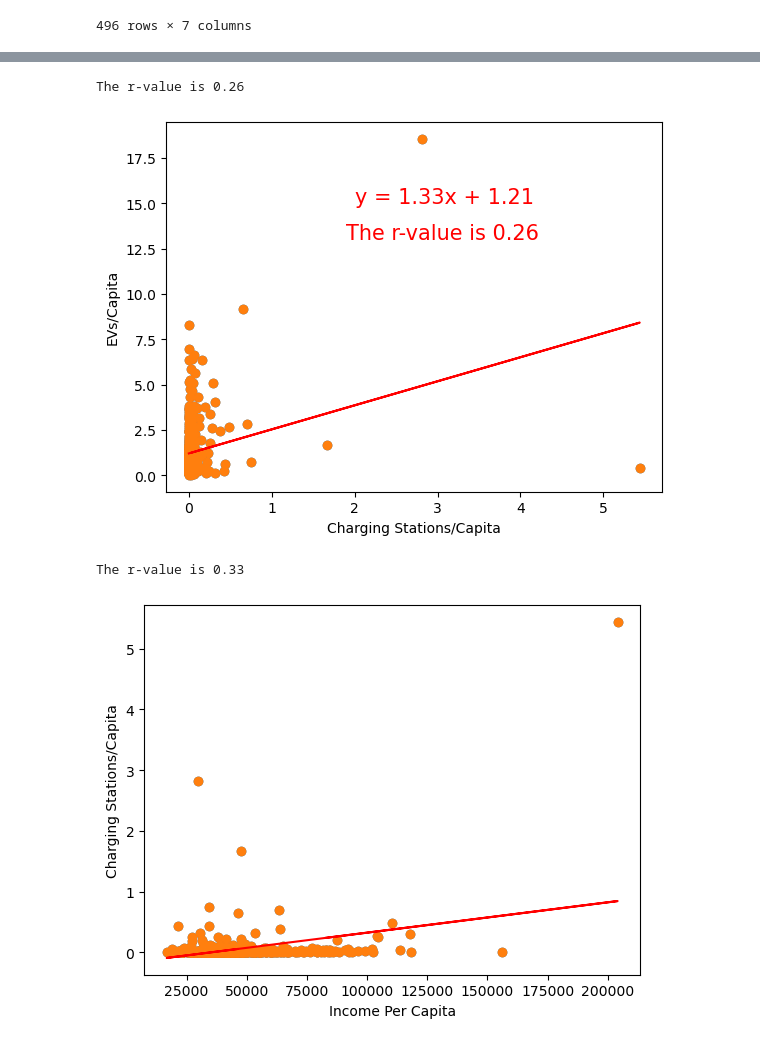
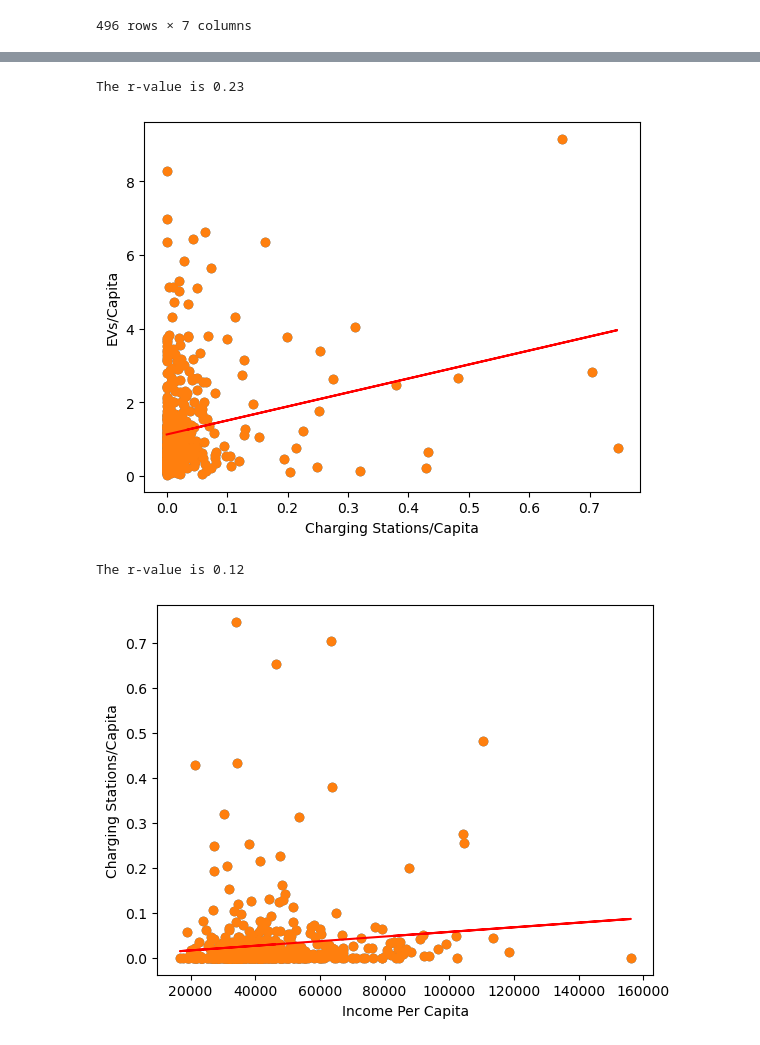
Before and after one commit to caelwillis/group-4-proj-1, a Jupyter notebook: per_capita_visualisations.ipynb, the cells around one changed output, grey strips where cells are left out. Cells and saved outputs as stored; diff of their text form; code cells hidden in the pictures.

Commit message:
per capita visualisation 3

```diff
--- a/per_capita_visualisations.ipynb
+++ b/per_capita_visualisations.ipynb
@@ -91,6 +91,15 @@ charging_station_by_population_df.sort_values(by='Charging Stations/Capita', asc
 #Merging with Income Data
 merged_income_df = pd.merge(charging_station_by_population_df,income_df,on='Postal Code',how='outer')
 merged_income_df
+
+#Removing Outliers
+merged_income_df_filtered = merged_income_df[merged_income_df['Charging Stations/Capita']<1.5]
+merged_income_df_filtered = merged_income_df_filtered[merged_income_df_filtered['Population Percent']<15]
+merged_income_df_filtered = merged_income_df_filtered[merged_income_df_filtered['Income Per Capita']<200000]
+merged_income_df_filtered = merged_income_df_filtered[merged_income_df_filtered['Number of Charging Stations']<100]
+
+
+merged_income_df_filtered
 # %% [output]
 |  | Postal Code | Number of Charging Stations | Unnamed: 0 | Population | Electric Vehicle Type | Population Percent | ... |
 | 0 | 98052 | 27 | 45 | 77324 | 2916 | 3.771145 | ... |
@@ -108,10 +117,10 @@ merged_income_df
 # %%
 #Scatterplot - Charging Stations per Capita vs EVs by Capita
-plt.scatter(merged_income_df['Charging Stations/Capita'],
-            merged_income_df['Population Percent'])
+plt.scatter(merged_income_df_filtered['Charging Stations/Capita'],
+            merged_income_df_filtered['Population Percent'])
 
-x_values = merged_income_df['Charging Stations/Capita']
-y_values = merged_income_df['Population Percent']
+x_values = merged_income_df_filtered['Charging Stations/Capita']
+y_values = merged_income_df_filtered['Population Percent']
 slope = linregress(x_values, y_values)
 (slope, intercept, rvalue, pvalue, stderr) = linregress(x_values, y_values)
 regress_values = x_values * slope + intercept
@@ -126,30 +135,30 @@ plt.xlabel('Charging Stations/Capita')
 plt.ylabel('EVs/Capita')
 print(f'The r-value is {rvalue}')
 # %% [output]
-The r-value is 0.26
+The r-value is 0.23
-[figure, old version]
+[figure, new version]
 # %%
 #Scatterplot - Charging Stations per Capita vs Income per Capita
-plt.scatter(merged_income_df['Income Per Capita'],
-            merged_income_df['Charging Stations/Capita'])
+plt.scatter(merged_income_df_filtered['Income Per Capita'],
+            merged_income_df_filtered['Charging Stations/Capita'])
 
-x_values = merged_income_df['Income Per Capita']
-y_values = merged_income_df['Charging Stations/Capita']
+x_values = merged_income_df_filtered['Income Per Capita']
+y_values = merged_income_df_filtered['Charging Stations/Capita']
 slope = linregress(x_values, y_values)
 (slope, intercept, rvalue, pvalue, stderr) = linregress(x_values, y_values)
 regress_values = x_values * slope + intercept
 line_eq = 'y = ' + str(round(slope,2)) + 'x + ' + str(round(intercept,2))
 rvalue = str(round(rvalue, 2))
 
 plt.scatter(x_values, y_values)
 plt.plot(x_values, regress_values, '-r')
 plt.annotate(line_eq,(2,15), fontsize=15, color='red')
 plt.annotate(f'The r-value is {rvalue}',(1.9,13), fontsize=15, color='red')
 plt.xlabel('Income Per Capita')
 plt.ylabel('Charging Stations/Capita')
 print(f'The r-value is {rvalue}')
 # %% [output]
-The r-value is 0.33
+The r-value is 0.12
-[figure, old version]
+[figure, new version]
 # %%
 #Scatterplot - Total Charging Stations vs Income per Capita
```
Also changed, not shown: parts of 3 cells of this notebook, 2 other files.
